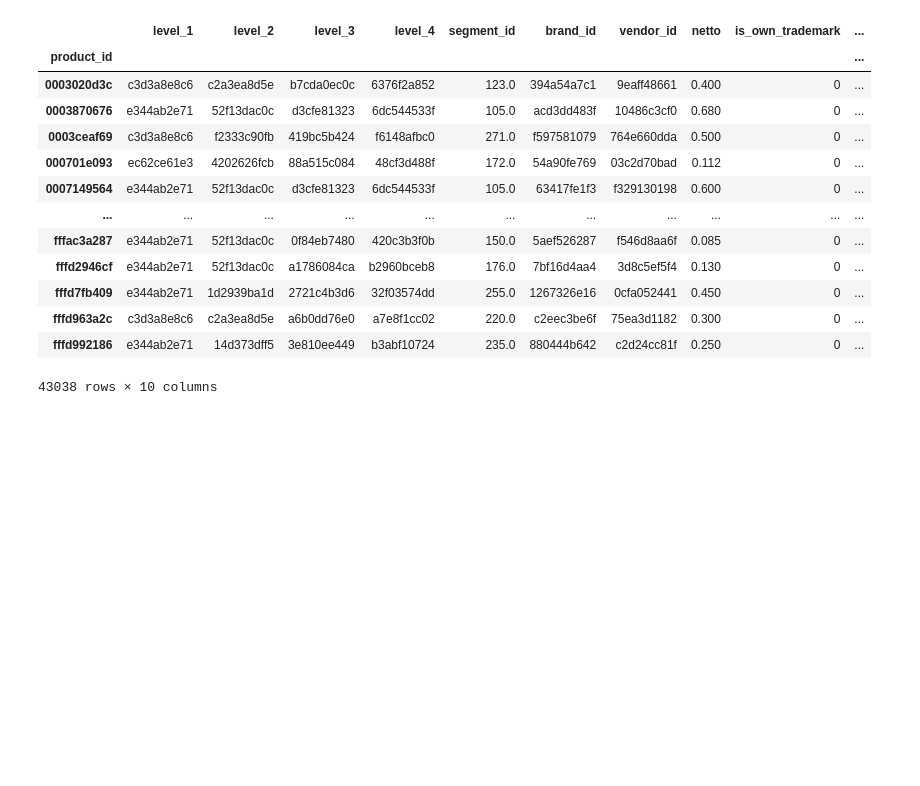
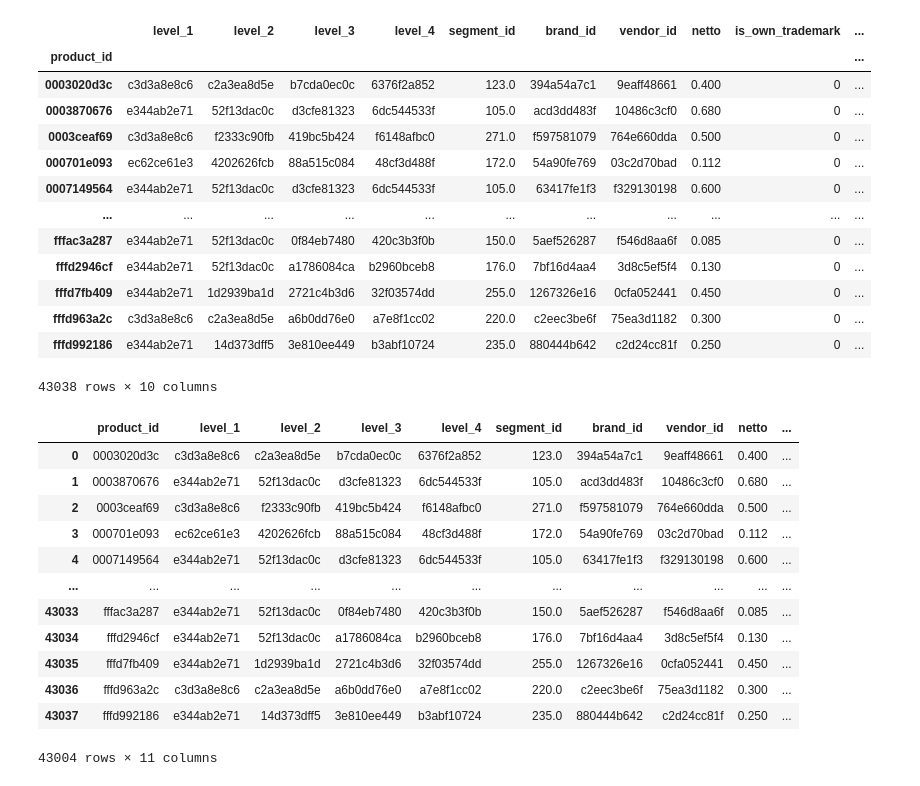
Before and after one commit to uzzername/X5Retail_uplift_contest, a Jupyter notebook: eda.ipynb, the cells around one changed output. Cells and saved outputs as stored; diff of their text form; code cells hidden in the pictures; blank space fills up the shorter version.

```diff
--- a/eda.ipynb
+++ b/eda.ipynb
@@ -69,3 +102,23 @@ df_products
 | fffd963a2c | c3d3a8e8c6 | c2a3ea8d5e | a6b0dd76e0 | a7e8f1cc02 | 220.0 | c2eec3be6f | 75ea3d1182 | 0.300 | 0 | ... |
 | fffd992186 | e344ab2e71 | 14d373dff5 | 3e810ee449 | b3abf10724 | 235.0 | 880444b642 | c2d24cc81f | 0.250 | 0 | ... |
 43038 rows × 10 columns
+# %%
+df_products.reset_index(inplace=True)
+df_products.dropna(how='any', subset=['level_1', 'vendor_id', 'netto'], inplace=True)
+df_products.drop_duplicates(keep='first', inplace=True)
+# %%
+df_products
+# %% [output]
+|  | product_id | level_1 | level_2 | level_3 | level_4 | segment_id | brand_id | vendor_id | netto | ... |
+| 0 | 0003020d3c | c3d3a8e8c6 | c2a3ea8d5e | b7cda0ec0c | 6376f2a852 | 123.0 | 394a54a7c1 | 9eaff48661 | 0.400 | ... |
+| 1 | 0003870676 | e344ab2e71 | 52f13dac0c | d3cfe81323 | 6dc544533f | 105.0 | acd3dd483f | 10486c3cf0 | 0.680 | ... |
+| 2 | 0003ceaf69 | c3d3a8e8c6 | f2333c90fb | 419bc5b424 | f6148afbc0 | 271.0 | f597581079 | 764e660dda | 0.500 | ... |
+| 3 | 000701e093 | ec62ce61e3 | 4202626fcb | 88a515c084 | 48cf3d488f | 172.0 | 54a90fe769 | 03c2d70bad | 0.112 | ... |
+| 4 | 0007149564 | e344ab2e71 | 52f13dac0c | d3cfe81323 | 6dc544533f | 105.0 | 63417fe1f3 | f329130198 | 0.600 | ... |
+| ... | ... | ... | ... | ... | ... | ... | ... | ... | ... | ... |
+| 43033 | fffac3a287 | e344ab2e71 | 52f13dac0c | 0f84eb7480 | 420c3b3f0b | 150.0 | 5aef526287 | f546d8aa6f | 0.085 | ... |
+| 43034 | fffd2946cf | e344ab2e71 | 52f13dac0c | a1786084ca | b2960bceb8 | 176.0 | 7bf16d4aa4 | 3d8c5ef5f4 | 0.130 | ... |
+| 43035 | fffd7fb409 | e344ab2e71 | 1d2939ba1d | 2721c4b3d6 | 32f03574dd | 255.0 | 1267326e16 | 0cfa052441 | 0.450 | ... |
+| 43036 | fffd963a2c | c3d3a8e8c6 | c2a3ea8d5e | a6b0dd76e0 | a7e8f1cc02 | 220.0 | c2eec3be6f | 75ea3d1182 | 0.300 | ... |
+| 43037 | fffd992186 | e344ab2e71 | 14d373dff5 | 3e810ee449 | b3abf10724 | 235.0 | 880444b642 | c2d24cc81f | 0.250 | ... |
+43004 rows × 11 columns
```
Also changed, not shown: parts of 27 cells of this notebook, 3 other files.
